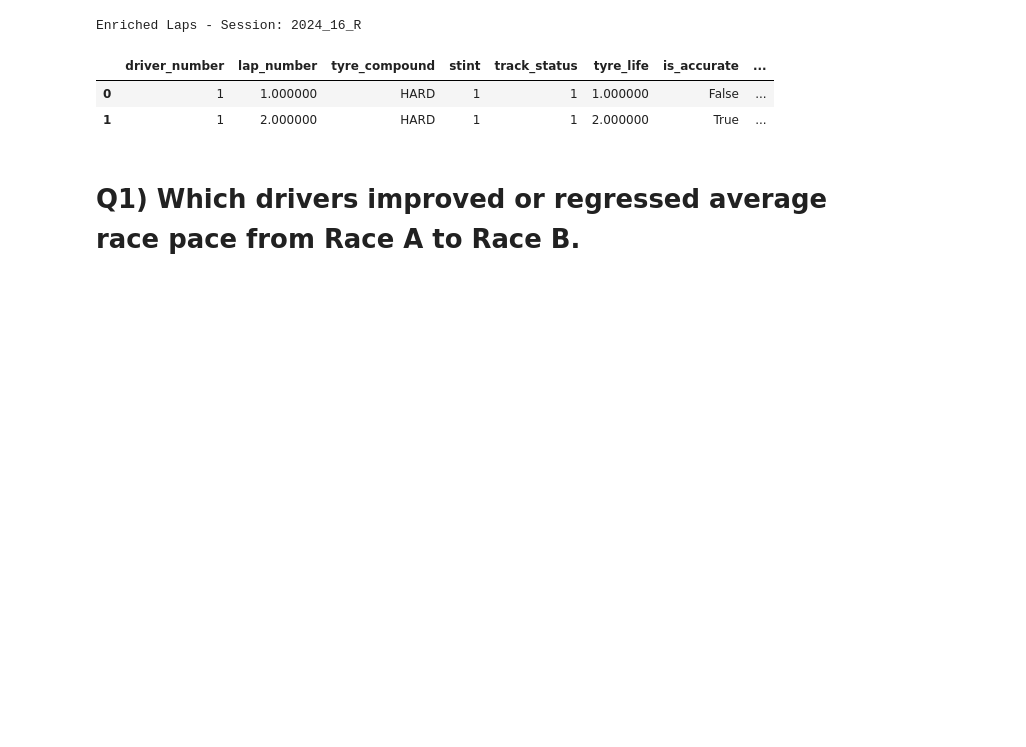
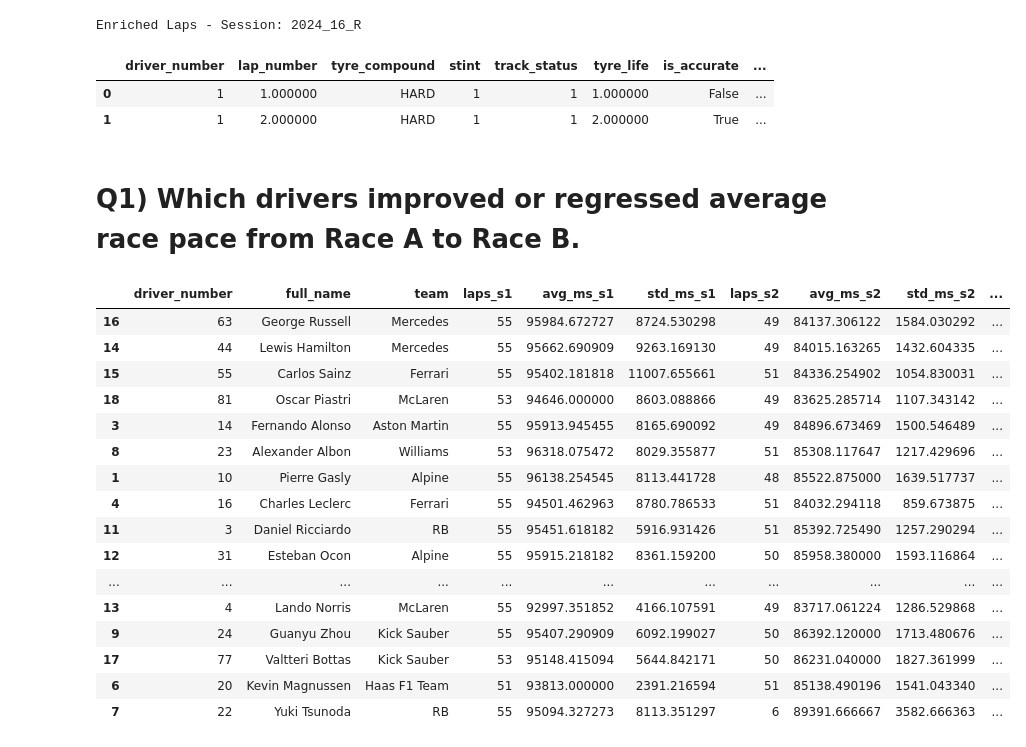
Before and after one commit to pratyushagarwal22/F1_Projects, a Jupyter notebook: race_weekend_data_pipeline/notebooks/03_two_race_QA.ipynb, the cells around one changed output. Cells and saved outputs as stored; diff of their text form; code cells hidden in the pictures; blank space fills up the shorter version.

Commit message:
Two race summary completed.

```diff
--- a/race_weekend_data_pipeline/notebooks/03_two_race_QA.ipynb
+++ b/race_weekend_data_pipeline/notebooks/03_two_race_QA.ipynb
@@ -110,4 +110,60 @@ Enriched Laps - Session: 2024_16_R
 # %%
 # Question - Who got faster? Comparing average lap_time_ms across 2 races.
 
 def pace_summary(fl: pd.DataFrame) -> pd.DataFrame:
+    if fl.empty:
+        return pd.DataFrame()
+
+    df = fl.loc[~fl['is_pit'].fillna(False)].copy()
+    return (
+        df.groupby(['driver_number', 'full_name', 'team'], dropna=False)['lap_time_ms']
+        .agg(
+            laps='size',
+            avg_ms='mean',
+            std_ms='std'
+        )
+        .reset_index()
+    )
+
+p1 = pace_summary(fl1e).rename(columns={
+    'avg_ms' : 'avg_ms_s1',
+    'std_ms' : 'std_ms_s1',
+    'laps' : 'laps_s1'
+})
+p2 = pace_summary(fl2e).rename(columns={
+    'avg_ms' : 'avg_ms_s2',
+    'std_ms' : 'std_ms_s2',
+    'laps' : 'laps_s2'
+})
+
+pace_delta = (
+    p1.merge(
+        p2,
+        on=['driver_number', 'full_name', 'team'],
+        how='inner'
+    )
+    .assign(delta_ms = lambda x: x['avg_ms_s2'] - x['avg_ms_s1'])
+    .sort_values('delta_ms')
+)
+
+display(pace_delta.head(20))
+
+# Interpretation Tip - Negative delta_ms means improvement. Faster in Race B compared to Race A.
+# %% [output]
+|  | driver_number | full_name | team | laps_s1 | avg_ms_s1 | std_ms_s1 | laps_s2 | avg_ms_s2 | std_ms_s2 | ... |
+| 16 | 63 | George Russell | Mercedes | 55 | 95984.672727 | 8724.530298 | 49 | 84137.306122 | 1584.030292 | ... |
+| 14 | 44 | Lewis Hamilton | Mercedes | 55 | 95662.690909 | 9263.169130 | 49 | 84015.163265 | 1432.604335 | ... |
+| 15 | 55 | Carlos Sainz | Ferrari | 55 | 95402.181818 | 11007.655661 | 51 | 84336.254902 | 1054.830031 | ... |
+| 18 | 81 | Oscar Piastri | McLaren | 53 | 94646.000000 | 8603.088866 | 49 | 83625.285714 | 1107.343142 | ... |
+| 3 | 14 | Fernando Alonso | Aston Martin | 55 | 95913.945455 | 8165.690092 | 49 | 84896.673469 | 1500.546489 | ... |
+| 8 | 23 | Alexander Albon | Williams | 53 | 96318.075472 | 8029.355877 | 51 | 85308.117647 | 1217.429696 | ... |
+| 1 | 10 | Pierre Gasly | Alpine | 55 | 96138.254545 | 8113.441728 | 48 | 85522.875000 | 1639.517737 | ... |
+| 4 | 16 | Charles Leclerc | Ferrari | 55 | 94501.462963 | 8780.786533 | 51 | 84032.294118 | 859.673875 | ... |
+| 11 | 3 | Daniel Ricciardo | RB | 55 | 95451.618182 | 5916.931426 | 51 | 85392.725490 | 1257.290294 | ... |
+| 12 | 31 | Esteban Ocon | Alpine | 55 | 95915.218182 | 8361.159200 | 50 | 85958.380000 | 1593.116864 | ... |
+| ... | ... | ... | ... | ... | ... | ... | ... | ... | ... | ... |
+| 13 | 4 | Lando Norris | McLaren | 55 | 92997.351852 | 4166.107591 | 49 | 83717.061224 | 1286.529868 | ... |
+| 9 | 24 | Guanyu Zhou | Kick Sauber | 55 | 95407.290909 | 6092.199027 | 50 | 86392.120000 | 1713.480676 | ... |
+| 17 | 77 | Valtteri Bottas | Kick Sauber | 53 | 95148.415094 | 5644.842171 | 50 | 86231.040000 | 1827.361999 | ... |
+| 6 | 20 | Kevin Magnussen | Haas F1 Team | 51 | 93813.000000 | 2391.216594 | 51 | 85138.490196 | 1541.043340 | ... |
+| 7 | 22 | Yuki Tsunoda | RB | 55 | 95094.327273 | 8113.351297 | 6 | 89391.666667 | 3582.666363 | ... |
```
Also changed, not shown: parts of 10 cells of this notebook, 1 other file.
